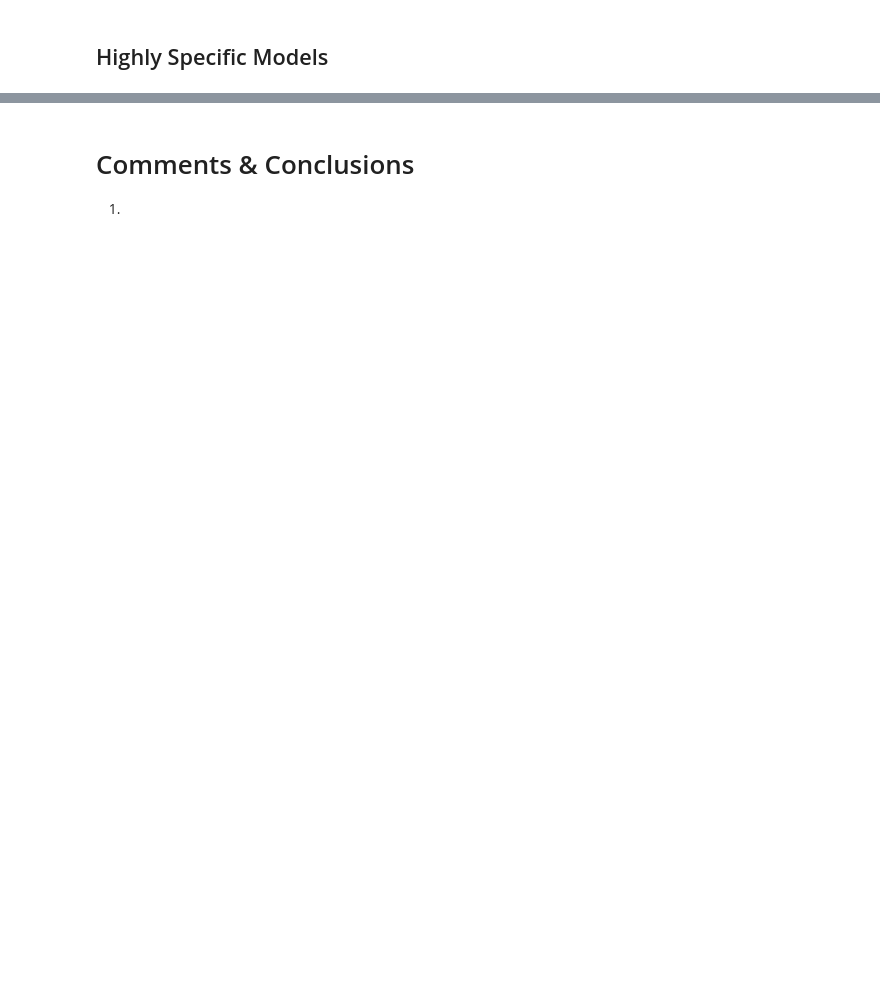
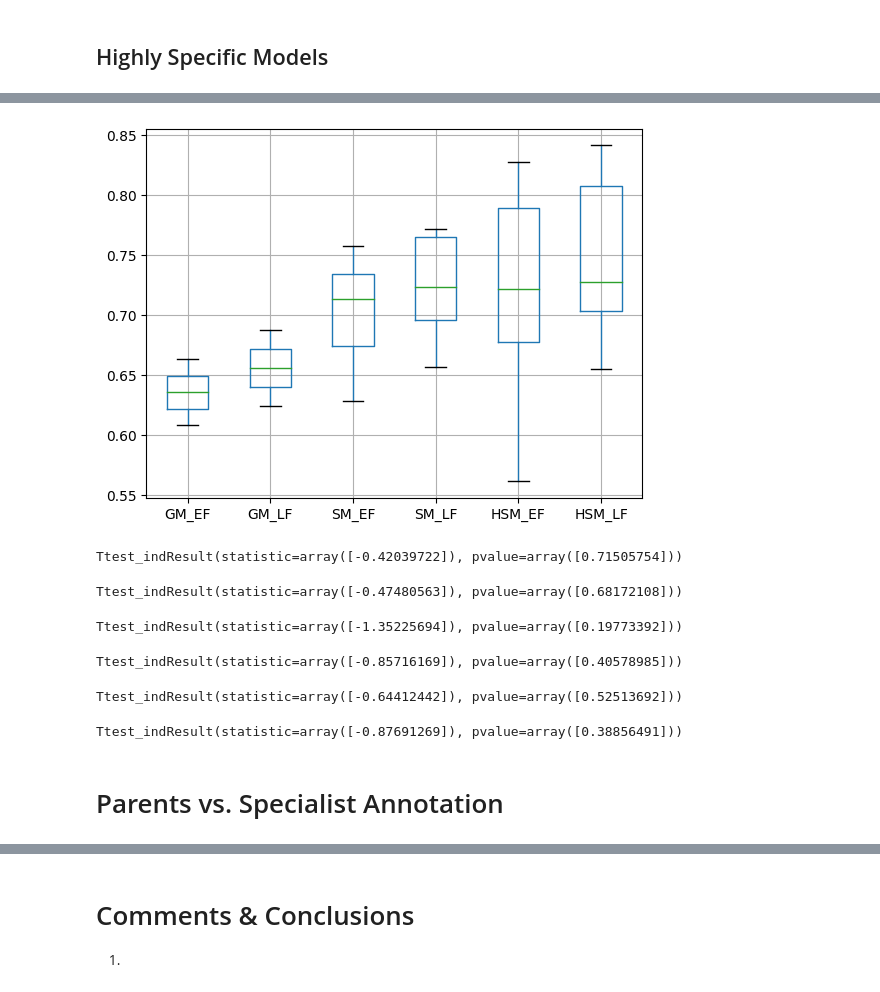
Before and after one commit to annanda/emotion_detection_for_children_with_asd, a Jupyter notebook: emotion_detection_system/processing_results/notebooks/Oversampling Results (050423) - for paper publication.ipynb, the cells around one changed output, grey strips where cells are left out. Drawn from its saved outputs; the diff is of its cells as text; code cells hidden in the pictures; blank space fills up the shorter version.

```diff
--- a/emotion_detection_system/processing_results/notebooks/Oversampling Results (050423) - for paper publication.ipynb
+++ b/emotion_detection_system/processing_results/notebooks/Oversampling Results (050423) - for paper publication.ipynb
@@ -276,0 +582,30 @@ Difference of Best Balanced Acc Values between Scenario and Baseline: 20.91%
+# %%
+boxplot = fusion_balanced_accuracies.boxplot(column=['GM_EF','GM_LF', 'SM_EF','SM_LF', 'HSM_EF','HSM_LF'])
+# %% [output]
+[figure, added]
+# %%
+stats.ttest_ind(ef_resulting_df_generic[['Accuracy']], lf_resulting_df_generic[['Accuracy']])
+# %% [output]
+Ttest_indResult(statistic=array([-0.42039722]), pvalue=array([0.71505754]))
+# %%
+stats.ttest_ind(ef_resulting_df_generic[['Accuracy_Balanced']], lf_resulting_df_generic[['Accuracy_Balanced']])
+# %% [output]
+Ttest_indResult(statistic=array([-0.47480563]), pvalue=array([0.68172108]))
+# %%
+stats.ttest_ind(ef_resulting_df_specific[['Accuracy']], lf_resulting_df_specific[['Accuracy']])
+# %% [output]
+Ttest_indResult(statistic=array([-1.35225694]), pvalue=array([0.19773392]))
+# %%
+stats.ttest_ind(ef_resulting_df_specific[['Accuracy_Balanced']], lf_resulting_df_specific[['Accuracy_Balanced']])
+# %% [output]
+Ttest_indResult(statistic=array([-0.85716169]), pvalue=array([0.40578985]))
+# %%
+stats.ttest_ind(ef_resulting_df_highly_specific[['Accuracy']], lf_resulting_df_highly_specific[['Accuracy']])
+# %% [output]
+Ttest_indResult(statistic=array([-0.64412442]), pvalue=array([0.52513692]))
+# %%
+stats.ttest_ind(ef_resulting_df_highly_specific[['Accuracy_Balanced']], lf_resulting_df_highly_specific[['Accuracy_Balanced']])
+# %% [output]
+Ttest_indResult(statistic=array([-0.87691269]), pvalue=array([0.38856491]))
+# %% [markdown]
+# Parents vs. Specialist Annotation
```
Also changed, not shown: parts of 83 cells of this notebook, 3 other files.
